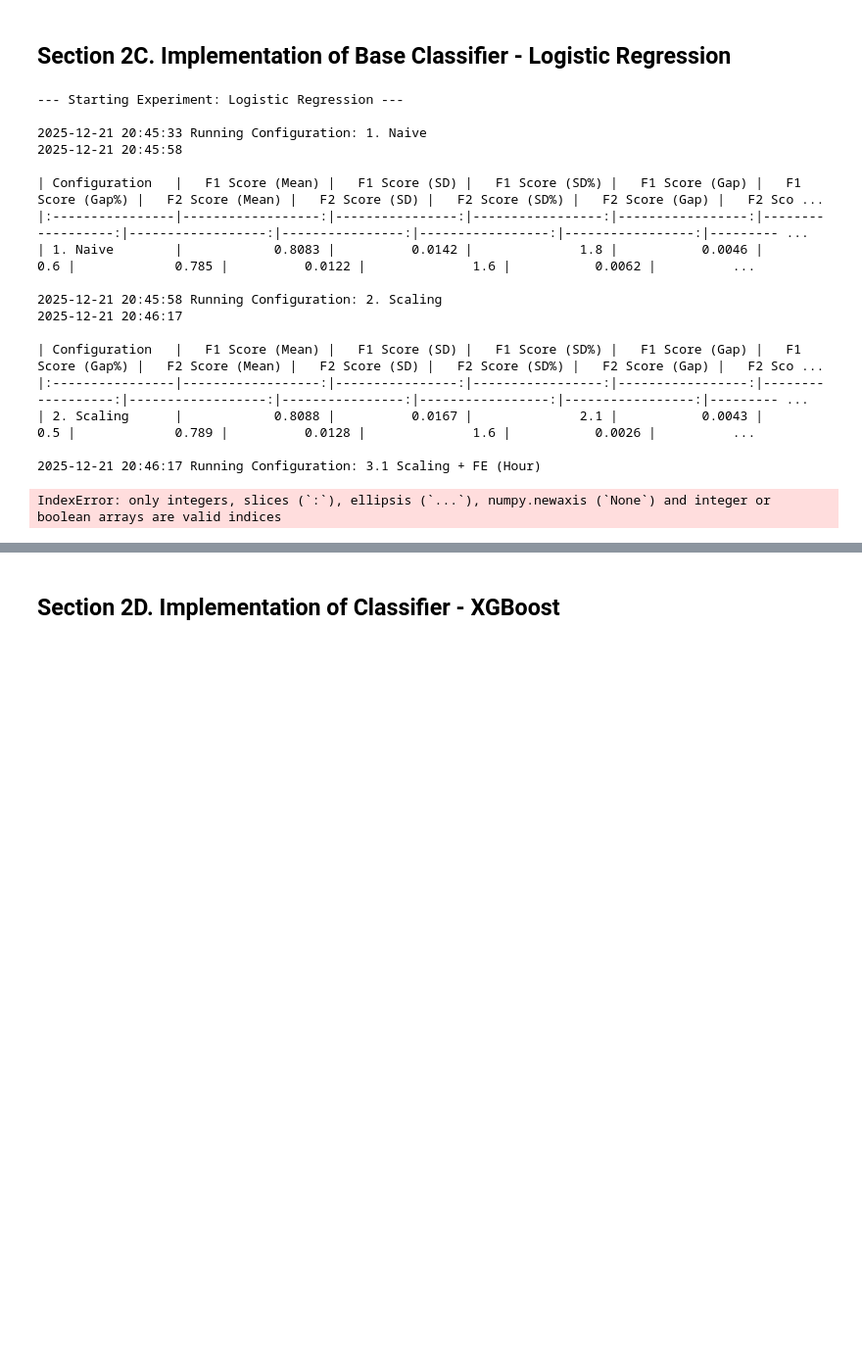
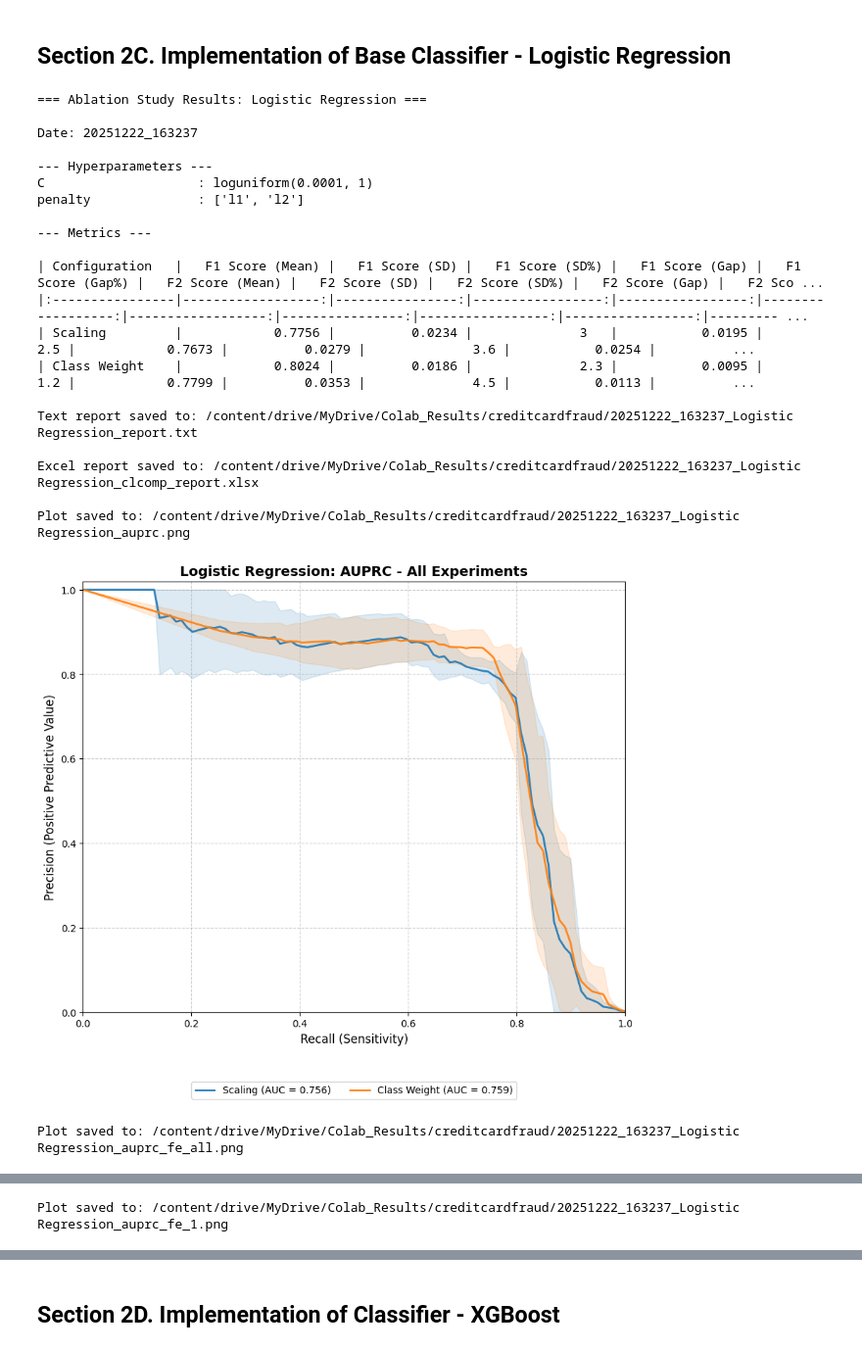
Before and after one commit to ang-bill/IU-DLMDSME01-Credit-Card-Fraud-Detection, a Jupyter notebook: Task1_Credit_Card_Fraud_Detection_Classifier.ipynb, the cells around one changed output, grey strips where cells are left out. Shown at 98% size. Cells and saved outputs as stored; diff of their text form; code cells hidden in the pictures; blank space fills up the shorter version.

```diff
--- a/Task1_Credit_Card_Fraud_Detection_Classifier.ipynb
+++ b/Task1_Credit_Card_Fraud_Detection_Classifier.ipynb
@@ -102,6 +102,9 @@ class HourExtractor(BaseEstimator, TransformerMixin):
         # Convert seconds to hour of day (0-23)
         X_copy['Hour'] = (X_copy['Time'] % (60*60*24)) // (60*60)
 
+        # Drop the original Time feature
+        X_copy.drop(columns=['Time'], inplace=True)
+
         return X_copy
 # %% [markdown]
 #### DayNightExtractor
@@ -876,43 +894,49 @@ testopt_configs = {
 # %%
 from scipy.stats import uniform, loguniform
 
 # SciKit-Learn LogisticRegression
 # (https://scikit-learn.org/stable/modules/generated/sklearn.linear_model.LogisticRegression.html)
+
 # Regularization is applied by default
 # Solver liblinear: supports L1 and L2 regularization
+# The parameter class_weight is set to 'balanced'
+# in case of 'class_weight': True
 
 lr_params = {'C': loguniform(1e-4, 1), # regularization strength
              'penalty': ['l1', 'l2']   # regularization type
              }
 
 lr_df_results, lr_plot_data = run_ablation_study(
     experiment_name="Logistic Regression",
     base_clf=LogisticRegression(
         solver='liblinear',
         dual=False,  # Required for L1 (primal form, more samples than features)
-        class_weight='balanced',
-        random_state=42),
+        random_state=137),
     param_dist=lr_params,
     X=X, y=y, configs=configs
 )
 
 visualize_results_ablation_study("Logistic Regression", lr_params, lr_df_results, lr_plot_data)
 # %% [output]
---- Starting Experiment: Logistic Regression ---
+=== Ablation Study Results: Logistic Regression ===
 
-2025-12-21 20:45:33 Running Configuration: 1. Naive
-2025-12-21 20:45:58
+Date: 20251222_163237
+
+--- Hyperparameters ---
+C                    : loguniform(0.0001, 1)
+penalty              : ['l1', 'l2']
+
+--- Metrics ---
 
 | Configuration   |   F1 Score (Mean) |   F1 Score (SD) |   F1 Score (SD%) |   F1 Score (Gap) |   F1 Score (Gap%) |   F2 Score (Mean) |   F2 Score (SD) |   F2 Score (SD%) |   F2 Score (Gap) |   F2 Sco ...
 |:----------------|------------------:|----------------:|-----------------:|-----------------:|------------------:|------------------:|----------------:|-----------------:|-----------------:|--------- ...
-| 1. Naive        |            0.8083 |          0.0142 |              1.8 |           0.0046 |               0.6 |             0.785 |          0.0122 |              1.6 |           0.0062 |          ...
+| Scaling         |            0.7756 |          0.0234 |              3   |           0.0195 |               2.5 |            0.7673 |          0.0279 |              3.6 |           0.0254 |          ...
+| Class Weight    |            0.8024 |          0.0186 |              2.3 |           0.0095 |               1.2 |            0.7799 |          0.0353 |              4.5 |           0.0113 |          ...
 
-2025-12-21 20:45:58 Running Configuration: 2. Scaling
-2025-12-21 20:46:17
+Text report saved to: /content/drive/MyDrive/Colab_Results/creditcardfraud/20251222_163237_Logistic Regression_report.txt
 
-| Configuration   |   F1 Score (Mean) |   F1 Score (SD) |   F1 Score (SD%) |   F1 Score (Gap) |   F1 Score (Gap%) |   F2 Score (Mean) |   F2 Score (SD) |   F2 Score (SD%) |   F2 Score (Gap) |   F2 Sco ...
-|:----------------|------------------:|----------------:|-----------------:|-----------------:|------------------:|------------------:|----------------:|-----------------:|-----------------:|--------- ...
-| 2. Scaling      |            0.8088 |          0.0167 |              2.1 |           0.0043 |               0.5 |             0.789 |          0.0128 |              1.6 |           0.0026 |          ...
+Excel report saved to: /content/drive/MyDrive/Colab_Results/creditcardfraud/20251222_163237_Logistic Regression_clcomp_report.xlsx
 
-2025-12-21 20:46:17 Running Configuration: 3.1 Scaling + FE (Hour)
+Plot saved to: /content/drive/MyDrive/Colab_Results/creditcardfraud/20251222_163237_Logistic Regression_auprc.png
+[figure, added]
-IndexError: only integers, slices (`:`), ellipsis (`...`), numpy.newaxis (`None`) and integer or boolean arrays are valid indices
+Plot saved to: /content/drive/MyDrive/Colab_Results/creditcardfraud/20251222_163237_Logistic Regression_auprc_fe_all.png
@@ -918,0 +944 @@ IndexError: only integers, slices (`:`), ellipsis (`...`), numpy.newaxis (`None`
+Plot saved to: /content/drive/MyDrive/Colab_Results/creditcardfraud/20251222_163237_Logistic Regression_auprc_fe_1.png
```
Also changed, not shown: parts of 36 cells of this notebook.
